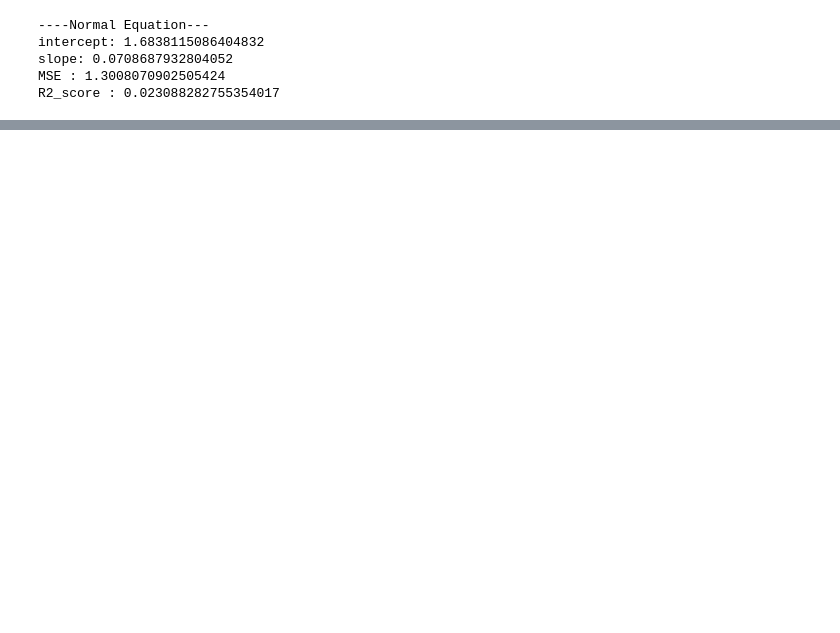
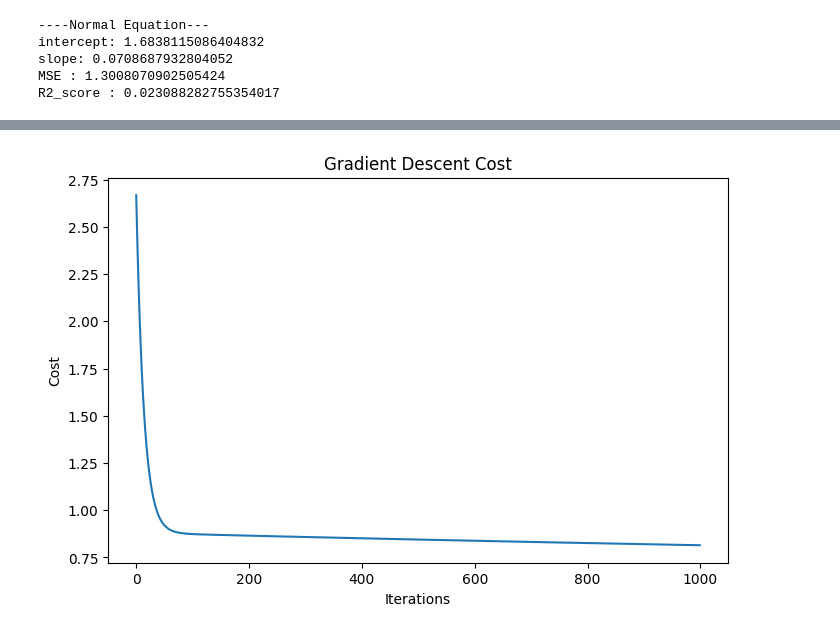
Before and after one commit to thasleenasaleem/pl, a Jupyter notebook: Untitled.ipynb, the cells around one changed output, grey strips where cells are left out. Saved outputs shown, nothing was run; the diff lists cells and outputs as text; code cells hidden in the pictures; blank space fills up the shorter version.

```diff
--- a/Untitled.ipynb
+++ b/Untitled.ipynb
@@ -45,0 +117,9 @@ def gradient_descent(X,y,theta,learning_rate,iterations):
+# %%
+plt.figure(figsize=(8,5))
+plt.plot(cost_history)
+plt.xlabel("Iterations")
+plt.ylabel("Cost")
+plt.title("Gradient Descent Cost")
+plt.show()
+# %% [output]
+[figure, added]
```
Also changed, not shown: parts of 2 cells of this notebook.
